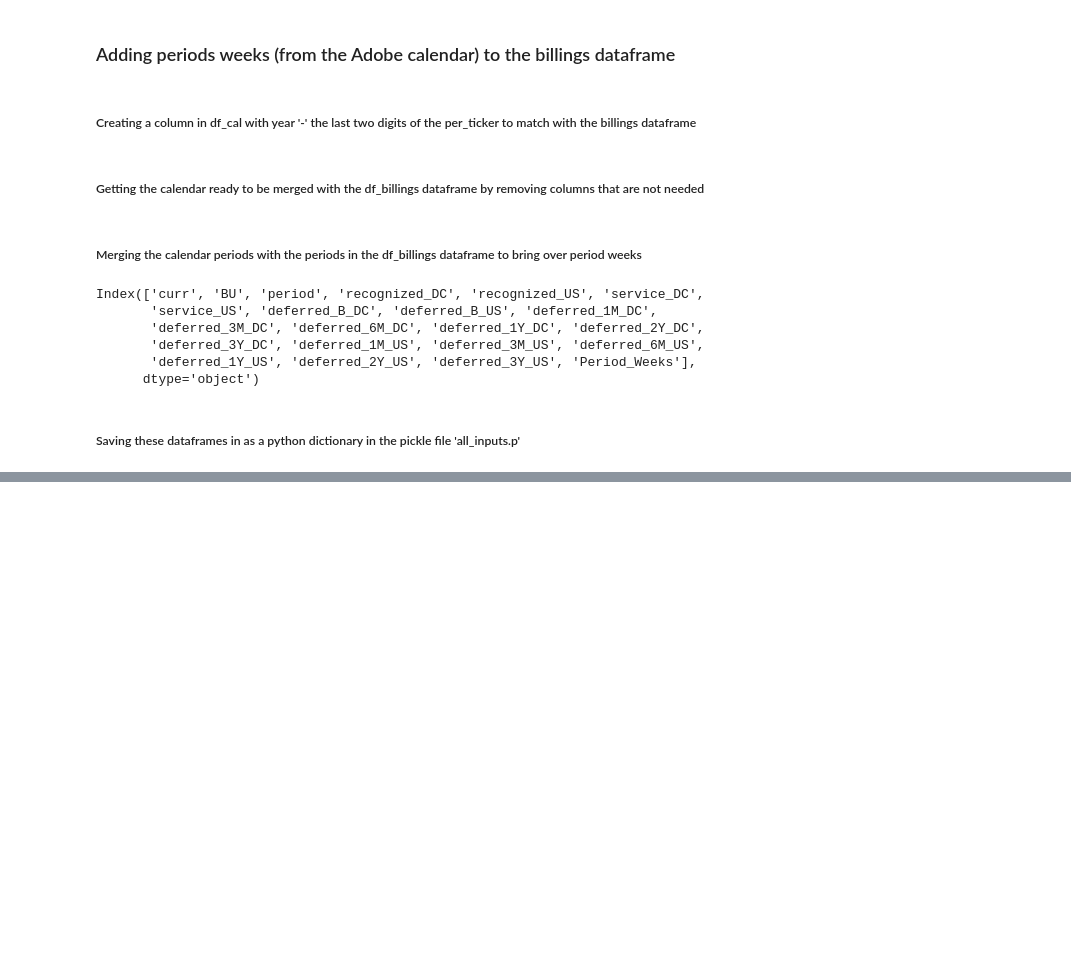
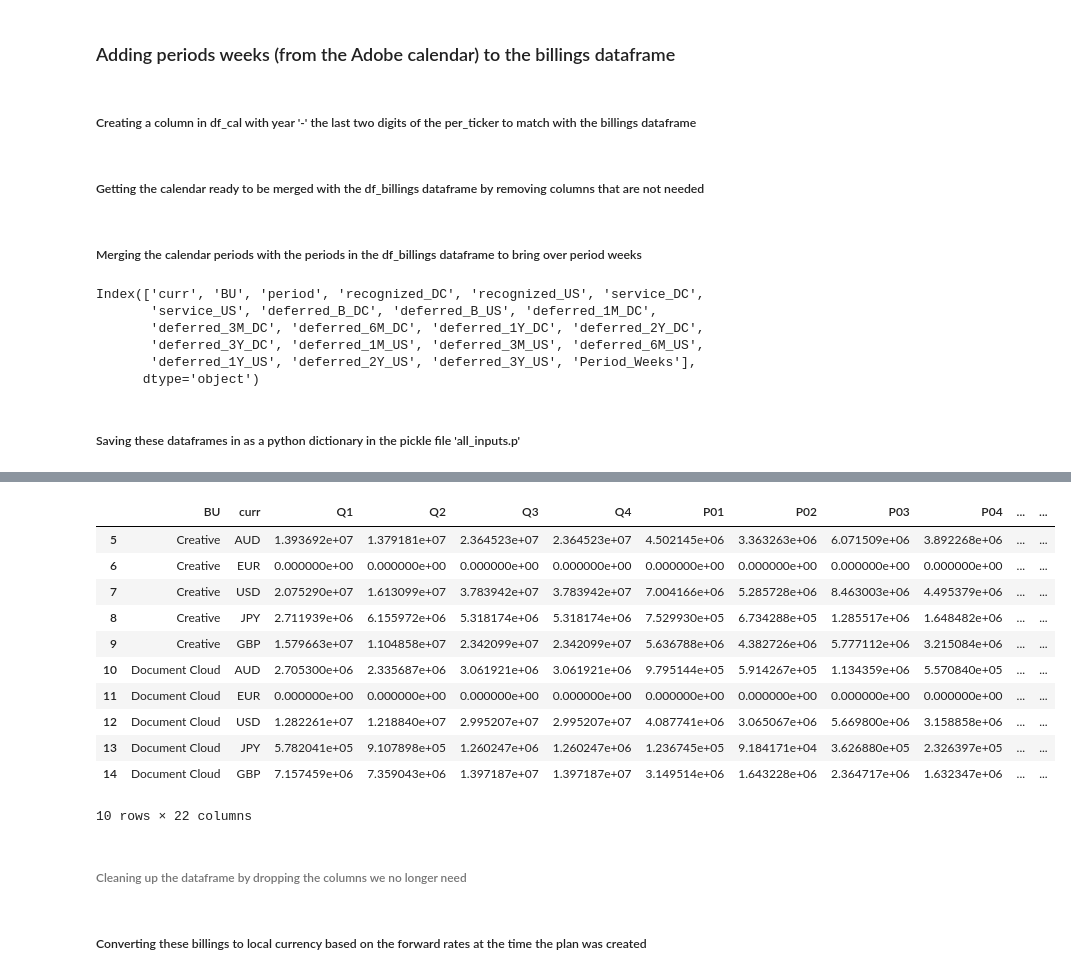
Before and after one commit to davidjsmith44/Deferred_Revenue_Forecast, a Jupyter notebook: notebooks/deferred_revenue_forecast.ipynb, the cells around one changed output, grey strips where cells are left out. Saved outputs shown, nothing was run; the diff lists cells and outputs as text; code cells hidden in the pictures; blank space fills up the shorter version.

Commit message:
clean notebook

```diff
--- a/notebooks/deferred_revenue_forecast.ipynb
+++ b/notebooks/deferred_revenue_forecast.ipynb
@@ -1041,0 +1104,4 @@ pickle.dump(input_df_dict, open('../data/processed/all_inputs.p', 'wb'))
+# %%
+print('Length of df_billings before removal of old BUs and adding periods:', len(df_billings))
+df_billings = add_billings_periods(df_billings)
+print('Length of df_billings after removal of old BUs and adding periods:', len(df_billings))
@@ -1041,0 +1248,55 @@ pickle.dump(input_df_dict, open('../data/processed/all_inputs.p', 'wb'))
+# %%
+for i in range(len(df_book_period['BU'])):
+
+    this_BU = df_book_period['BU'][i]
+    this_curr = df_book_period['curr'][i]
+
+    this_slice = df_billings[(df_billings['BU']==this_BU)&
+                          (df_billings['curr']==this_curr)]
+
+    for j in range(len(list_periods)):
+        this_period = list_periods[j]
+        this_header = list_p_headers[j]
+        this_quarter = list_q_headers[j]
+        this_P_slice = this_slice[this_slice['period']==this_period]
+        df_book_period.loc[[i],[this_header]]=this_P_slice['deferred_1Y_DC'].sum()
+
+df_book_period['bill_Q1_sum'] = df_book_period['P01'] + df_book_period['P02'] + df_book_period['P03']
+df_book_period['bill_Q2_sum'] = df_book_period['P04'] + df_book_period['P05'] + df_book_period['P06']
+df_book_period['bill_Q3_sum'] = df_book_period['P07'] + df_book_period['P08'] + df_book_period['P09']
+df_book_period['bill_Q4_sum'] = df_book_period['P10'] + df_book_period['P11'] + df_book_period['P12']
+
+df_book_period['P01'] = df_book_period['Q1']*df_book_period['P01']/df_book_period['bill_Q1_sum']
+df_book_period['P02'] = df_book_period['Q1']*df_book_period['P02']/df_book_period['bill_Q1_sum']
+df_book_period['P03'] = df_book_period['Q1']*df_book_period['P03']/df_book_period['bill_Q1_sum']
+
+df_book_period['P04'] = df_book_period['Q2']*df_book_period['P04']/df_book_period['bill_Q2_sum']
+df_book_period['P05'] = df_book_period['Q2']*df_book_period['P05']/df_book_period['bill_Q2_sum']
+df_book_period['P06'] = df_book_period['Q2']*df_book_period['P06']/df_book_period['bill_Q2_sum']
+
+df_book_period['P07'] = df_book_period['Q3']*df_book_period['P07']/df_book_period['bill_Q3_sum']
+df_book_period['P08'] = df_book_period['Q3']*df_book_period['P08']/df_book_period['bill_Q3_sum']
+df_book_period['P09'] = df_book_period['Q3']*df_book_period['P09']/df_book_period['bill_Q3_sum']
+
+df_book_period['P10'] = df_book_period['Q4']*df_book_period['P10']/df_book_period['bill_Q4_sum']
+df_book_period['P11'] = df_book_period['Q4']*df_book_period['P11']/df_book_period['bill_Q4_sum']
+df_book_period['P12'] = df_book_period['Q4']*df_book_period['P12']/df_book_period['bill_Q4_sum']
+# %%
+#df_book_period.head(10)
+#df_book_period.sample(10)
+df_book_period.tail(10)
+# %% [output]
+|  | BU | curr | Q1 | Q2 | Q3 | Q4 | P01 | P02 | P03 | P04 | ... | ... |
+| 5 | Creative | AUD | 1.393692e+07 | 1.379181e+07 | 2.364523e+07 | 2.364523e+07 | 4.502145e+06 | 3.363263e+06 | 6.071509e+06 | 3.892268e+06 | ... | ... |
+| 6 | Creative | EUR | 0.000000e+00 | 0.000000e+00 | 0.000000e+00 | 0.000000e+00 | 0.000000e+00 | 0.000000e+00 | 0.000000e+00 | 0.000000e+00 | ... | ... |
+| 7 | Creative | USD | 2.075290e+07 | 1.613099e+07 | 3.783942e+07 | 3.783942e+07 | 7.004166e+06 | 5.285728e+06 | 8.463003e+06 | 4.495379e+06 | ... | ... |
+| 8 | Creative | JPY | 2.711939e+06 | 6.155972e+06 | 5.318174e+06 | 5.318174e+06 | 7.529930e+05 | 6.734288e+05 | 1.285517e+06 | 1.648482e+06 | ... | ... |
+| 9 | Creative | GBP | 1.579663e+07 | 1.104858e+07 | 2.342099e+07 | 2.342099e+07 | 5.636788e+06 | 4.382726e+06 | 5.777112e+06 | 3.215084e+06 | ... | ... |
+| 10 | Document Cloud | AUD | 2.705300e+06 | 2.335687e+06 | 3.061921e+06 | 3.061921e+06 | 9.795144e+05 | 5.914267e+05 | 1.134359e+06 | 5.570840e+05 | ... | ... |
+| 11 | Document Cloud | EUR | 0.000000e+00 | 0.000000e+00 | 0.000000e+00 | 0.000000e+00 | 0.000000e+00 | 0.000000e+00 | 0.000000e+00 | 0.000000e+00 | ... | ... |
+| 12 | Document Cloud | USD | 1.282261e+07 | 1.218840e+07 | 2.995207e+07 | 2.995207e+07 | 4.087741e+06 | 3.065067e+06 | 5.669800e+06 | 3.158858e+06 | ... | ... |
+| 13 | Document Cloud | JPY | 5.782041e+05 | 9.107898e+05 | 1.260247e+06 | 1.260247e+06 | 1.236745e+05 | 9.184171e+04 | 3.626880e+05 | 2.326397e+05 | ... | ... |
+| 14 | Document Cloud | GBP | 7.157459e+06 | 7.359043e+06 | 1.397187e+07 | 1.397187e+07 | 3.149514e+06 | 1.643228e+06 | 2.364717e+06 | 1.632347e+06 | ... | ... |
+10 rows × 22 columns
+# %% [markdown]
+###### Cleaning up the dataframe by dropping the columns we no longer need
@@ -1041,0 +1305,2 @@ pickle.dump(input_df_dict, open('../data/processed/all_inputs.p', 'wb'))
+# %% [markdown]
+##### Converting these billings to local currency based on the forward rates at the time the plan was created
```
Also changed, not shown: parts of 48 cells of this notebook.
